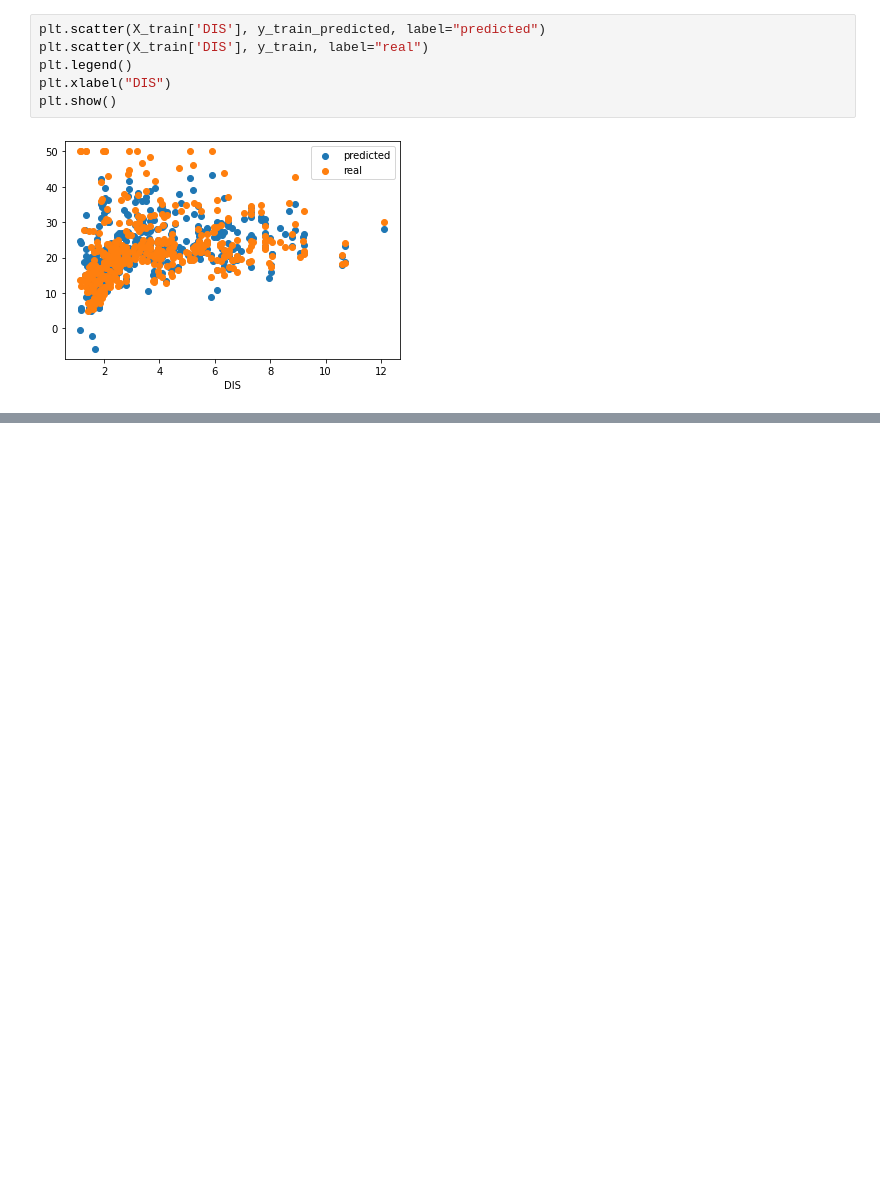
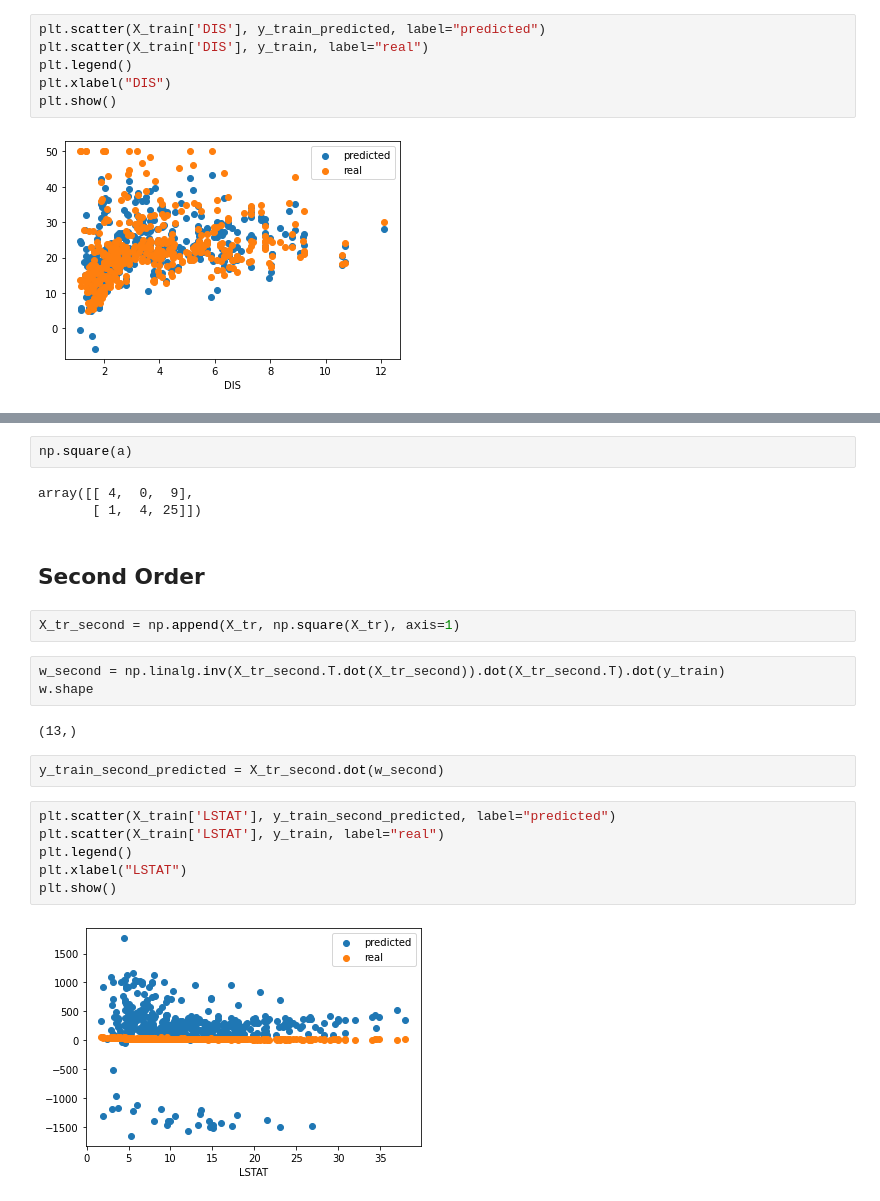
Before and after one commit to mostafaghadimi/machine-learning, a Jupyter notebook: HomeWorks/HW3/Practical/boston.ipynb, the cells around one changed output, grey strips where cells are left out. Saved outputs shown, nothing was run; the diff lists cells and outputs as text; blank space fills up the shorter version.

```diff
--- a/HomeWorks/HW3/Practical/boston.ipynb
+++ b/HomeWorks/HW3/Practical/boston.ipynb
@@ -166,0 +169,24 @@ plt.show()
+# %%
+np.square(a)
+# %% [output]
+array([[ 4,  0,  9],
+       [ 1,  4, 25]])
+# %% [markdown]
+## Second Order
+# %%
+X_tr_second = np.append(X_tr, np.square(X_tr), axis=1)
+# %%
+w_second = np.linalg.inv(X_tr_second.T.dot(X_tr_second)).dot(X_tr_second.T).dot(y_train)
+w.shape
+# %% [output]
+(13,)
+# %%
+y_train_second_predicted = X_tr_second.dot(w_second)
+# %%
+plt.scatter(X_train['LSTAT'], y_train_second_predicted, label="predicted")
+plt.scatter(X_train['LSTAT'], y_train, label="real")
+plt.legend()
+plt.xlabel("LSTAT")
+plt.show()
+# %% [output]
+[figure, added]
```
Also changed, not shown: parts of 3 cells of this notebook.
